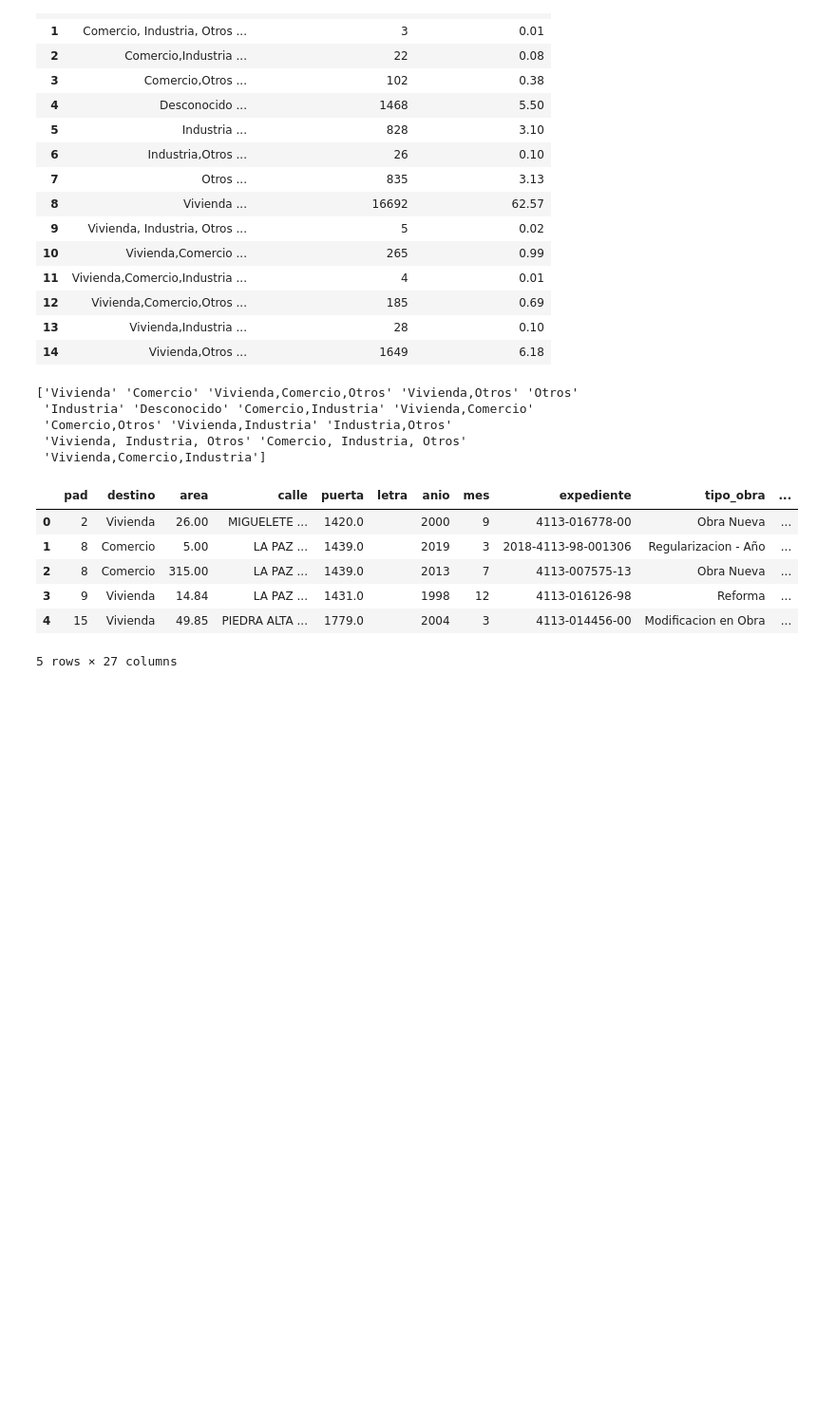
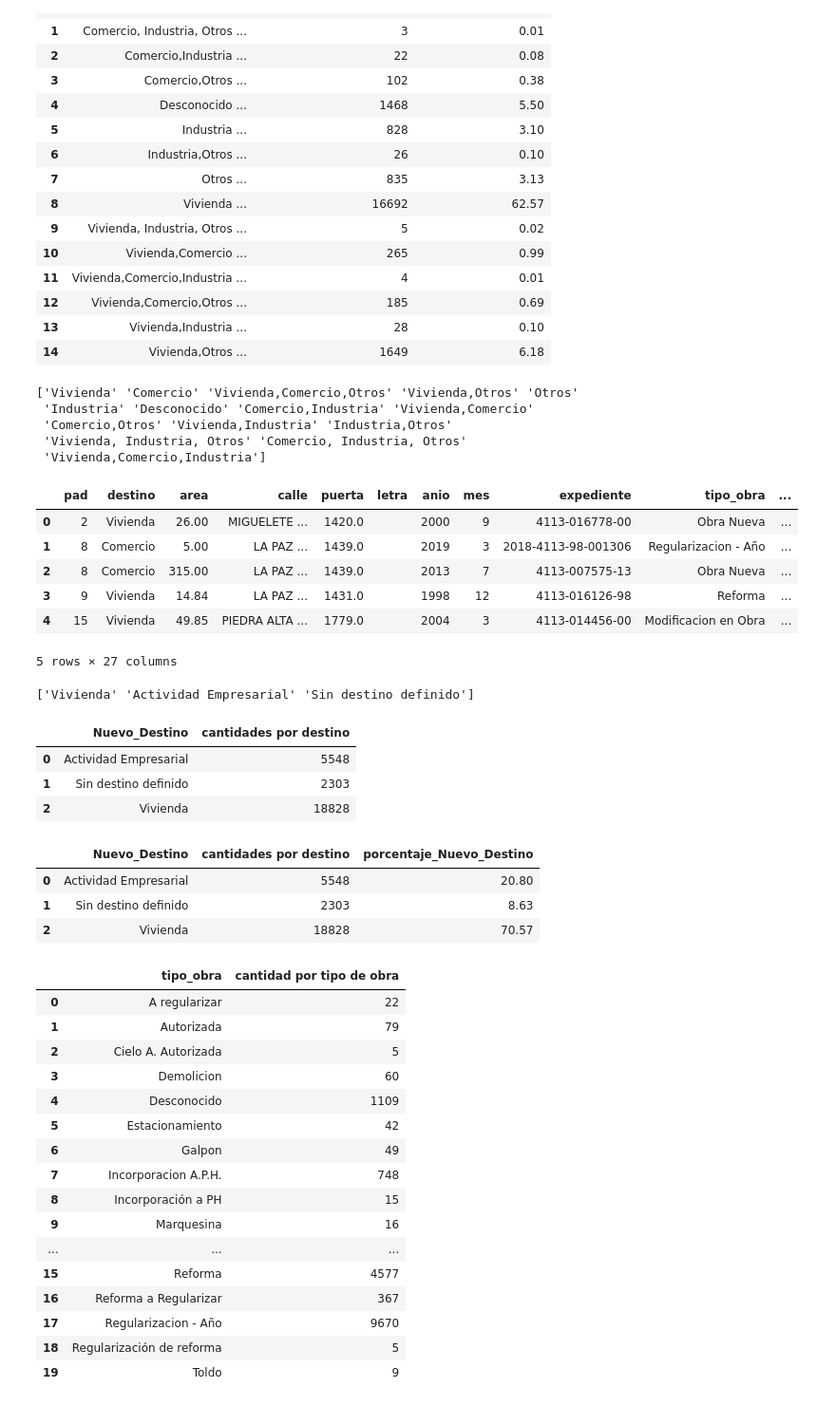
Before and after one commit to danblanc/python-para-ciencia-de-datos, a Jupyter notebook: Proyectos/Proyecto Crey_VFern/ReyFer.ipynb, the cells around one changed output. Shown at 95% size. Cells and saved outputs as stored; diff of their text form; code cells hidden in the pictures; blank space fills up the shorter version.

Commit message:
agrego por tipo de obra

```diff
--- a/Proyectos/Proyecto Crey_VFern/ReyFer.ipynb
+++ b/Proyectos/Proyecto Crey_VFern/ReyFer.ipynb
@@ -445,21 +445,21 @@ print(per_cat['destino'].unique())
 per_cat['destino'] = per_cat['destino'].str.strip()
 # %%
 mapeo_destinos = {
-    'Comercio': 'Actividad_Empresarial',
-    'Comercio,Industria,Otros': 'Actividad_Empresarial',
-    'Comercio,Industria': 'Actividad_Empresarial',
-    'Comercio,Otros': 'Actividad_Empresarial',
-    'Industria': 'Actividad_Empresarial',
-    'Industria,Otros': 'Actividad_Empresarial',
+    'Comercio': 'Actividad Empresarial',
+    'Comercio, Industria, Otros': 'Actividad Empresarial',
+    'Comercio,Industria': 'Actividad Empresarial',
+    'Comercio,Otros': 'Actividad Empresarial',
+    'Industria': 'Actividad Empresarial',
+    'Industria,Otros': 'Actividad Empresarial',
     'Vivienda': 'Vivienda',
-    'Vivienda,Industria, Otros': 'Vivienda',
+    'Vivienda, Industria, Otros': 'Vivienda',
     'Vivienda,Comercio': 'Vivienda',
     'Vivienda,Comercio,Industria': 'Vivienda',
     'Vivienda,Comercio,Otros': 'Vivienda',
     'Vivienda,Industria': 'Vivienda',
-    'Vivienda,Otros ': 'Vivienda',
-    'Desconocido' : 'sin destino definido',
-    'Otros': 'sin destino definido'
+    'Vivienda,Otros': 'Vivienda',
+    'Desconocido' : 'Sin destino definido',
+    'Otros': 'Sin destino definido'
 }
 # %%
 per_cat['Nuevo_Destino'] = per_cat['destino'].map(mapeo_destinos)
@@ -473,3 +473,47 @@ per_cat.head()
 | 3 | 9 | Vivienda | 14.84 | LA PAZ ... | 1431.0 |  | 1998 | 12 | 4113-016126-98 | Reforma | ... |
 | 4 | 15 | Vivienda | 49.85 | PIEDRA ALTA ... | 1779.0 |  | 2004 | 3 | 4113-014456-00 | Modificacion en Obra | ... |
 5 rows × 27 columns
+# %%
+print(per_cat['Nuevo_Destino'].unique())
+# %% [output]
+['Vivienda' 'Actividad Empresarial' 'Sin destino definido']
+# %%
+
+
+# Agrupar por la nueva categoría
+conteo_Nuevo_Destino = per_cat.groupby('Nuevo_Destino').size().reset_index(name='cantidades por destino')
+conteo_Nuevo_Destino
+# %% [output]
+|  | Nuevo_Destino | cantidades por destino |
+| 0 | Actividad Empresarial | 5548 |
+| 1 | Sin destino definido | 2303 |
+| 2 | Vivienda | 18828 |
+# %%
+conteo_Nuevo_Destino['porcentaje_Nuevo_Destino'] = ((conteo_Nuevo_Destino['cantidades por destino'] / conteo_Nuevo_Destino['cantidades por destino'].sum()) * 100).round(2)
+conteo_Nuevo_Destino
+# %% [output]
+|  | Nuevo_Destino | cantidades por destino | porcentaje_Nuevo_Destino |
+| 0 | Actividad Empresarial | 5548 | 20.80 |
+| 1 | Sin destino definido | 2303 | 8.63 |
+| 2 | Vivienda | 18828 | 70.57 |
+# %%
+conteo_tipo_obra = per_cat.groupby('tipo_obra').size().reset_index(name='cantidad por tipo de obra')
+conteo_tipo_obra
+# %% [output]
+|  | tipo_obra | cantidad por tipo de obra |
+| 0 | A regularizar | 22 |
+| 1 | Autorizada | 79 |
+| 2 | Cielo A. Autorizada | 5 |
+| 3 | Demolicion | 60 |
+| 4 | Desconocido | 1109 |
+| 5 | Estacionamiento | 42 |
+| 6 | Galpon | 49 |
+| 7 | Incorporacion A.P.H. | 748 |
+| 8 | Incorporación a PH | 15 |
+| 9 | Marquesina | 16 |
+| ... | ... | ... |
+| 15 | Reforma | 4577 |
+| 16 | Reforma a Regularizar | 367 |
+| 17 | Regularizacion - Año | 9670 |
+| 18 | Regularización de reforma | 5 |
+| 19 | Toldo | 9 |
```
